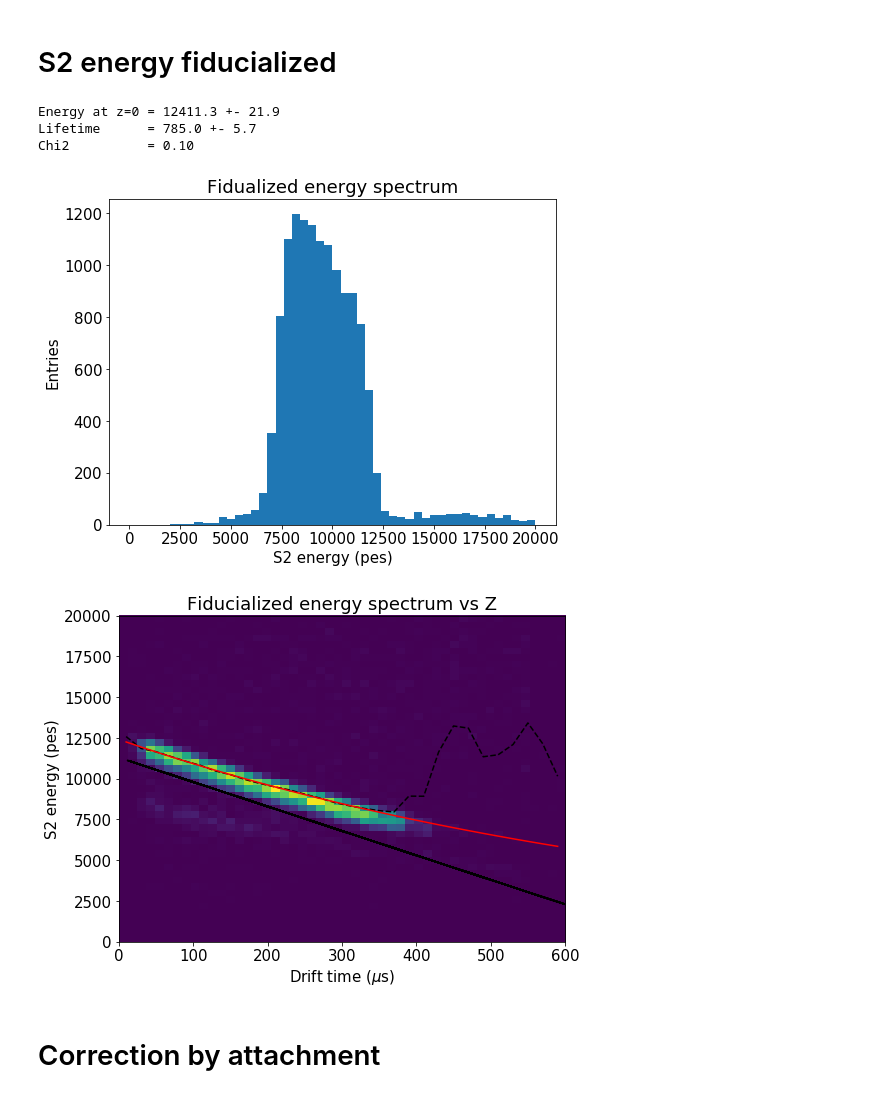
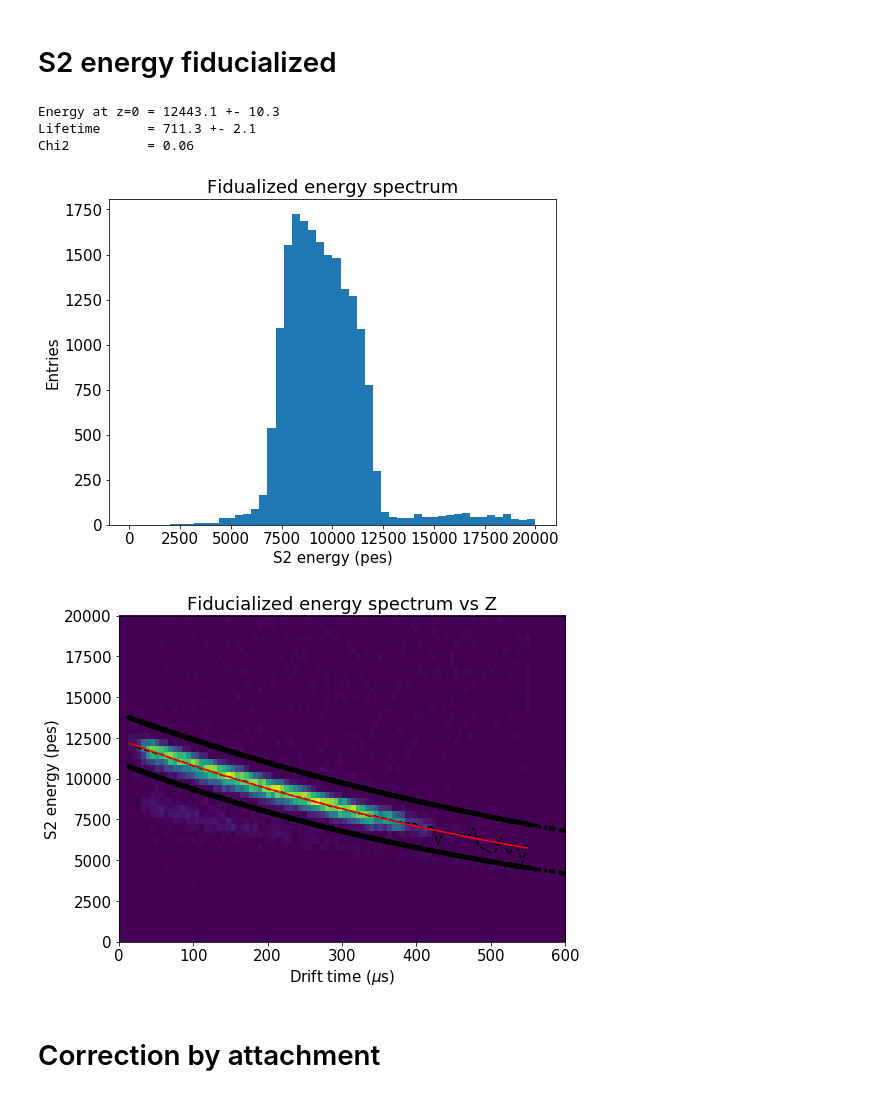
Before and after one commit to gonzaponte/ICARO, a Jupyter notebook: icaro/KrMay/Run4119.ipynb, the cells around one changed output. Saved outputs shown, nothing was run; the diff lists cells and outputs as text; code cells hidden in the pictures.

```diff
--- a/icaro/KrMay/Run4119.ipynb
+++ b/icaro/KrMay/Run4119.ipynb
@@ -3,9 +3,10 @@
 # %%
 outputfolder  = "plots/"
 save_plots    = False
-inputfilename = "/Users/Gonzalo/github/NEXTdata/Bkg/dst_4119.root.h5"
+inputfilename = "/Users/Gonzalo/github/NEXTdata/Kr/dst_4119.root.h5"
+
 Zrange        =    0, 600
-XYrange       = -200, 200
+XYrange       = -198, 198
 Rrange        =    0, max(XYrange)
 Prange        = -3.2, 3.2
 Erange_raw    =    0, 20e3
@@ -73,7 +74,7 @@ if not os.path.exists(outputfolder):
 # Read data
 # %%
 full = dstf.load_dst(inputfilename, "DST", "Events")
-full = full[full.R<200] # soft radial cut to reduce badly reconstructed events
+full = full[full.R<max(Rrange)] # soft radial cut to reduce badly reconstructed events
 print(len(full))
 full.head()
 # %% [output]
@@ -306,33 +307,37 @@ Ratio: 0.2529380682542864
 # %%
 hist(fid.S2e, 50, range=Erange_raw)
 labels("S2 energy (pes)", "Entries", "Fidualized energy spectrum")
 save("S2energy_fiducial")
 
-hist2d(fid.Z, fid.S2e, (50, 50), range=(Zrange, Erange_raw))
-sel     = coref.in_range(fid.S2e.values, 11300 - 15*fid.Z.values, np.inf) # remove low E background
-x, y, _ = fitf.profileX(fid.Z[sel], fid.S2e[sel], 30, xrange=Zrange, yrange=Erange_raw)
+low_cut   = 11000 * np.exp(-0.0016*fid.Z.values)
+high_cut  = 14000 * np.exp(-0.0012*fid.Z.values)
+sel       = coref.in_range(fid.S2e.values, low_cut, high_cut) # remove low and high E background
+
+hist2d(fid.Z, fid.S2e, (100, 50), range=(Zrange, Erange_raw))
+x, y, u_y = fitf.profileX(fid.Z[sel], fid.S2e[sel], 100, xrange=Zrange, yrange=Erange_raw)
+
 plt.plot(x, y, profOpt)
-plt.plot(fid.Z.values, 11300 - 15*fid.Z.values, "k-")
-
+plt.plot(fid.Z.values,  low_cut, "k.")
+plt.plot(fid.Z.values, high_cut, "k.")
 
 seed = np.max(y), (x[15] - x[5])/np.log(y[15]/y[5])
-f    = fitf.fit(fitf.expo, x, y, seed, fit_range=Zrange_LT)
+f    = fitf.fit(fitf.expo, x, y, seed, fit_range=Zrange_LT, sigma=u_y)
 
 plt.plot(x, f.fn(x), fitOpt)
 print("Energy at z=0 = {:.1f} +- {:.1f}".format( f.values[0], f.errors[0]))
 print("Lifetime      = {:.1f} +- {:.1f}".format(-f.values[1], f.errors[1]))
 print("Chi2          = {:.2f}          ".format(f.chi2))
 
 labels("Drift time ($\mu$s)", "S2 energy (pes)", "Fiducialized energy spectrum vs Z")
 save("S2energyvsZ_fiducial")
 
 Zcorr = corrf.LifetimeCorrection(-f.values[1], f.errors[1])
 # %% [output]
-Energy at z=0 = 12411.3 +- 21.9
-Lifetime      = 785.0 +- 5.7
-Chi2          = 0.10
+Energy at z=0 = 12443.1 +- 10.3
+Lifetime      = 711.3 +- 2.1
+Chi2          = 0.06
-[figure, old version]
+[figure, new version]
-[figure, old version]
+[figure, new version]
 # %% [markdown]
 # Correction by attachment
 # %%
```
Also changed, not shown: parts of 26 cells of this notebook.
